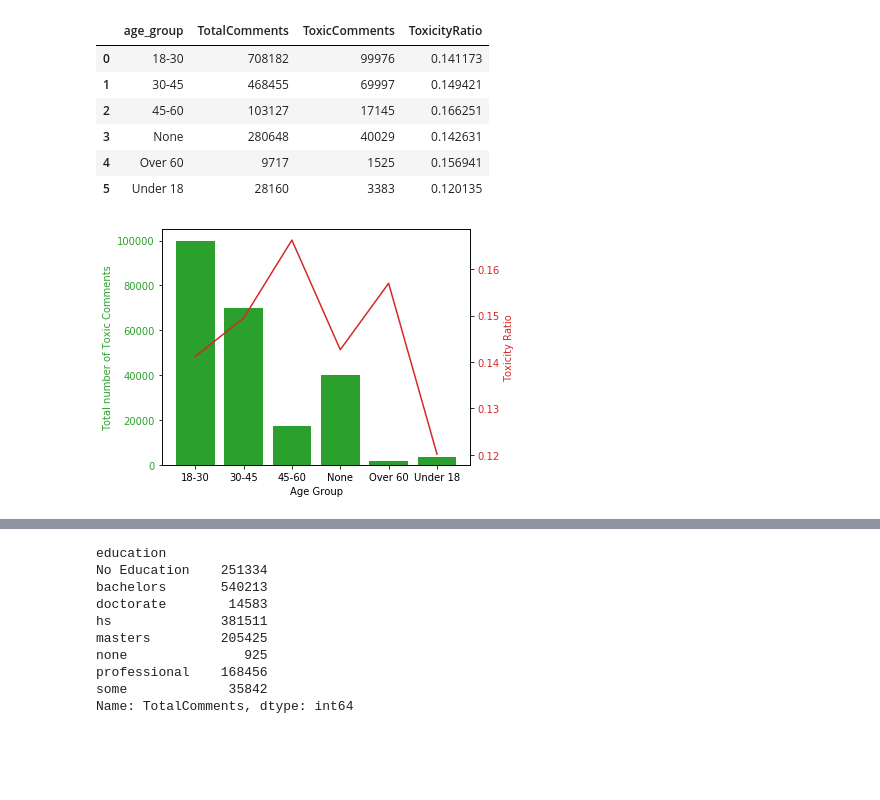
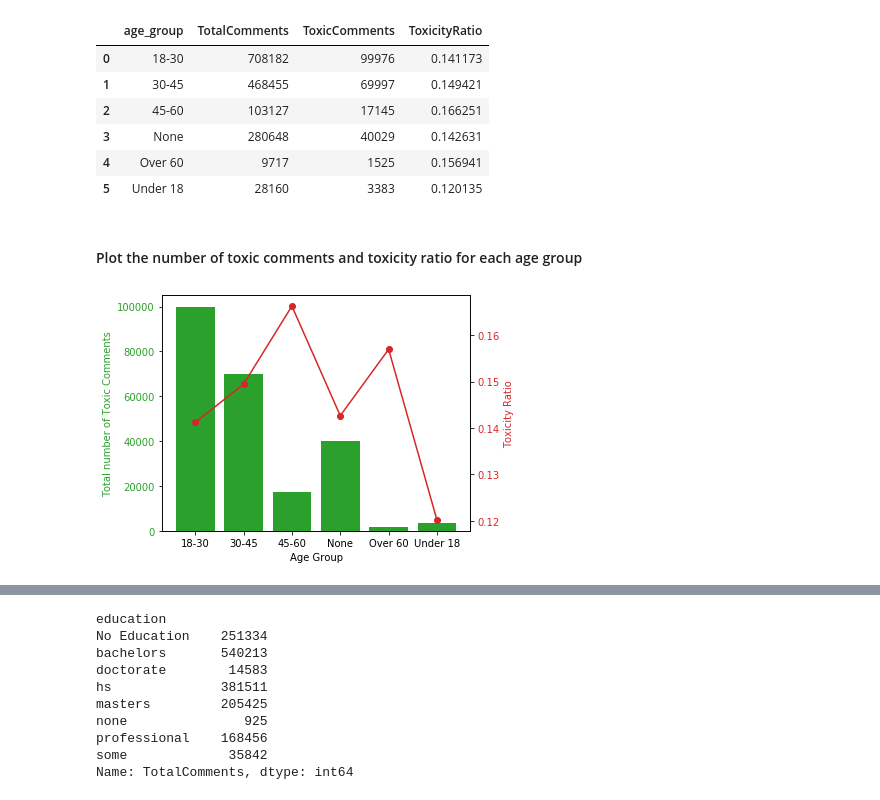
Before and after one commit to mayurgpt07/data-512, a Jupyter notebook: data-512-a2/Assignment 2.ipynb, the cells around one changed output, grey strips where cells are left out. Cells and saved outputs as stored; diff of their text form; code cells hidden in the pictures; blank space fills up the shorter version.

```diff
--- a/data-512-a2/Assignment 2.ipynb
+++ b/data-512-a2/Assignment 2.ipynb
@@ -307,23 +309,25 @@ Name: TotalComments, dtype: int64
 | 3 | None | 280648 | 40029 | 0.142631 |
 | 4 | Over 60 | 9717 | 1525 | 0.156941 |
 | 5 | Under 18 | 28160 | 3383 | 0.120135 |
+# %% [markdown]
+#### Plot the number of toxic comments and toxicity ratio for each age group
 # %%
 fig, ax1 = plt.subplots()
 
 color = 'tab:green'
 ax1.set_xlabel('Age Group')
 ax1.set_ylabel('Total number of Toxic Comments', color=color)
 ax1.bar(workerToxicAge['age_group'],workerToxicAge['ToxicComments'], color=color)
 ax1.tick_params(axis='y', labelcolor=color)
 
 ax2 = ax1.twinx()
 
 color = 'tab:red'
 ax2.set_ylabel('Toxicity Ratio', color=color)
-ax2.plot(workerToxicAge['age_group'], workerToxicAge['ToxicityRatio'], color=color)
+ax2.plot(workerToxicAge['age_group'], workerToxicAge['ToxicityRatio'], color=color, marker='o')
 ax2.tick_params(axis='y', labelcolor=color)
 
 fig.tight_layout()
 plt.show()
 # %% [output]
-[figure, old version]
+[figure, new version]
```
Also changed, not shown: parts of 26 cells of this notebook.
